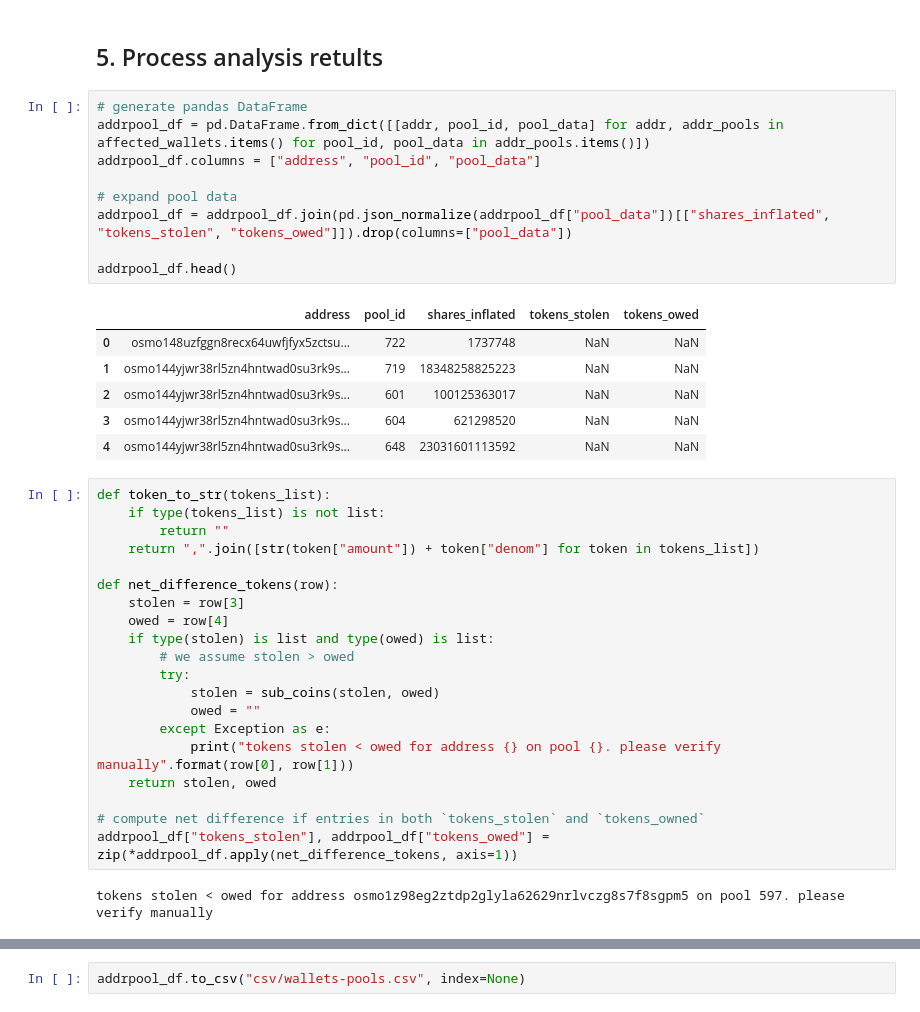
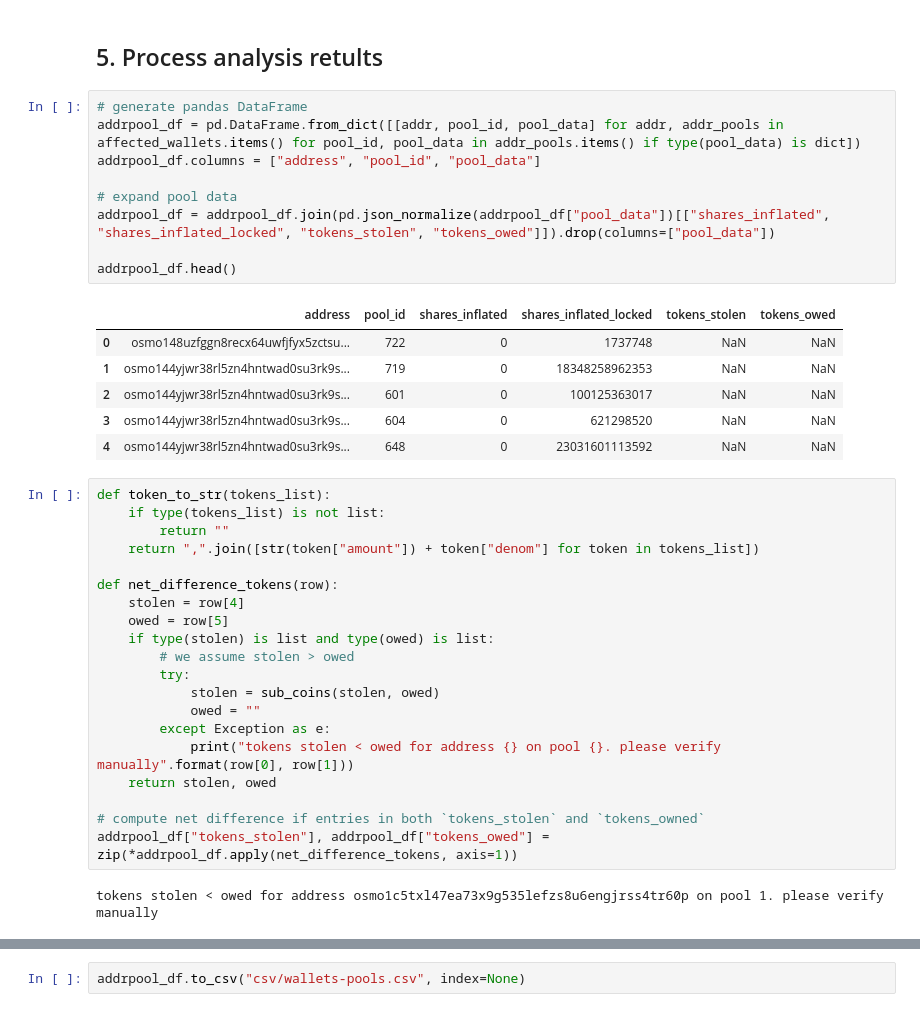
Before and after one commit to niccoloraspa/osmosis-halt-data, a Jupyter notebook: transactions.ipynb, the cells around one changed output, grey strips where cells are left out. Saved outputs shown, nothing was run; the diff lists cells and outputs as text.

Commit message:
further refinements
* account for token locking
* improve overall `apply_tx` algorithm

```diff
--- a/transactions.ipynb
+++ b/transactions.ipynb
@@ -683,20 +746,20 @@ done
 ## 5. Process analysis retults
 # %%
 # generate pandas DataFrame
-addrpool_df = pd.DataFrame.from_dict([[addr, pool_id, pool_data] for addr, addr_pools in affected_wallets.items() for pool_id, pool_data in addr_pools.items()])
+addrpool_df = pd.DataFrame.from_dict([[addr, pool_id, pool_data] for addr, addr_pools in affected_wallets.items() for pool_id, pool_data in addr_pools.items() if type(pool_data) is dict])
 addrpool_df.columns = ["address", "pool_id", "pool_data"]
 
 # expand pool data
-addrpool_df = addrpool_df.join(pd.json_normalize(addrpool_df["pool_data"])[["shares_inflated", "tokens_stolen", "tokens_owed"]]).drop(columns=["pool_data"])
+addrpool_df = addrpool_df.join(pd.json_normalize(addrpool_df["pool_data"])[["shares_inflated", "shares_inflated_locked", "tokens_stolen", "tokens_owed"]]).drop(columns=["pool_data"])
 
 addrpool_df.head()
 # %% [output]
-|  | address | pool_id | shares_inflated | tokens_stolen | tokens_owed |
-| 0 | osmo148uzfggn8recx64uwfjfyx5zctsu... | 722 | 1737748 | NaN | NaN |
-| 1 | osmo144yjwr38rl5zn4hntwad0su3rk9s... | 719 | 18348258825223 | NaN | NaN |
-| 2 | osmo144yjwr38rl5zn4hntwad0su3rk9s... | 601 | 100125363017 | NaN | NaN |
-| 3 | osmo144yjwr38rl5zn4hntwad0su3rk9s... | 604 | 621298520 | NaN | NaN |
-| 4 | osmo144yjwr38rl5zn4hntwad0su3rk9s... | 648 | 23031601113592 | NaN | NaN |
+|  | address | pool_id | shares_inflated | shares_inflated_locked | tokens_stolen | tokens_owed |
+| 0 | osmo148uzfggn8recx64uwfjfyx5zctsu... | 722 | 0 | 1737748 | NaN | NaN |
+| 1 | osmo144yjwr38rl5zn4hntwad0su3rk9s... | 719 | 0 | 18348258962353 | NaN | NaN |
+| 2 | osmo144yjwr38rl5zn4hntwad0su3rk9s... | 601 | 0 | 100125363017 | NaN | NaN |
+| 3 | osmo144yjwr38rl5zn4hntwad0su3rk9s... | 604 | 0 | 621298520 | NaN | NaN |
+| 4 | osmo144yjwr38rl5zn4hntwad0su3rk9s... | 648 | 0 | 23031601113592 | NaN | NaN |
 # %%
 def token_to_str(tokens_list):
     if type(tokens_list) is not list:
@@ -704,8 +767,8 @@ def token_to_str(tokens_list):
     return ",".join([str(token["amount"]) + token["denom"] for token in tokens_list])
 
 def net_difference_tokens(row):
-    stolen = row[3]
-    owed = row[4]
+    stolen = row[4]
+    owed = row[5]
     if type(stolen) is list and type(owed) is list:
         # we assume stolen > owed
         try:
@@ -718,7 +781,7 @@ def net_difference_tokens(row):
 # compute net difference if entries in both `tokens_stolen` and `tokens_owned`
 addrpool_df["tokens_stolen"], addrpool_df["tokens_owed"] = zip(*addrpool_df.apply(net_difference_tokens, axis=1))
 # %% [output]
-tokens stolen < owed for address osmo1z98eg2ztdp2glyla62629nrlvczg8s7f8sgpm5 on pool 597. please verify manually
+tokens stolen < owed for address osmo1c5txl47ea73x9g535lefzs8u6engjrss4tr60p on pool 1. please verify manually
 # %%
 # convert tokens list into strings
 addrpool_df.tokens_owed = addrpool_df.tokens_owed.apply(token_to_str)
```
Also changed, not shown: parts of 13 cells of this notebook, 2 other files.
